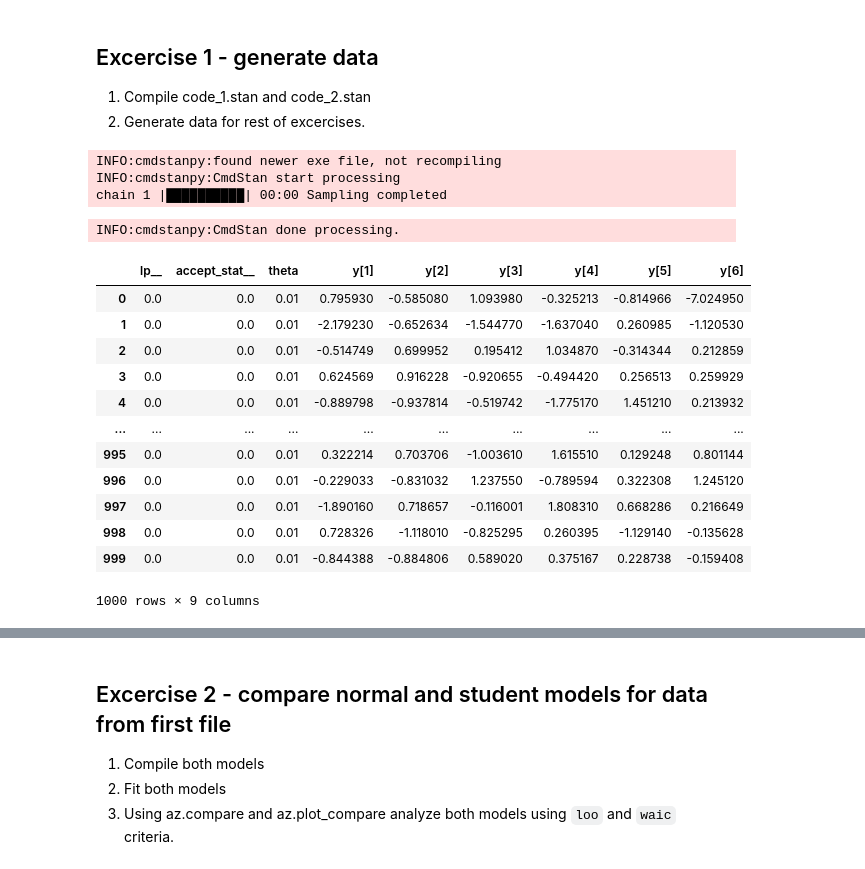
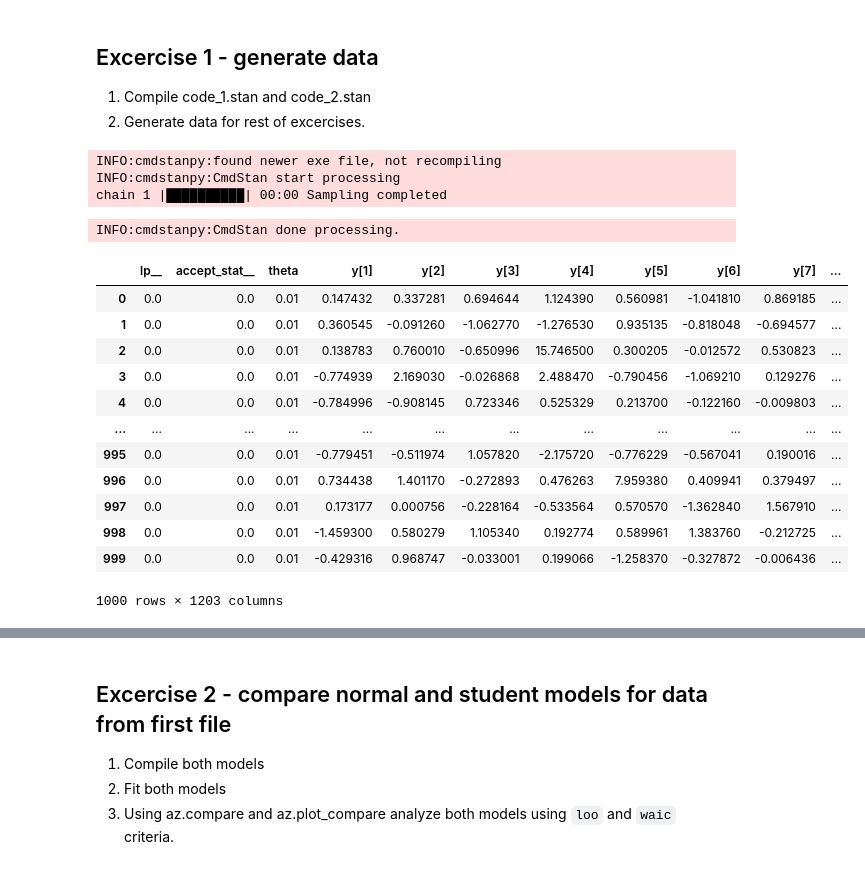
Before and after one commit to DanieloSendi/LaboratoryClasses_Data_Analitycs, a Jupyter notebook: Lab_6_Model_comparison/Lab_6_Model_comparison.ipynb, the cells around one changed output, grey strips where cells are left out. Saved outputs shown, nothing was run; the diff lists cells and outputs as text; code cells hidden in the pictures.

```diff
--- a/Lab_6_Model_comparison/Lab_6_Model_comparison.ipynb
+++ b/Lab_6_Model_comparison/Lab_6_Model_comparison.ipynb
@@ -24,37 +24,37 @@ import pandas as pd
 1. Compile code_1.stan and code_2.stan
 2. Generate data for rest of excercises.
 # %%
-gen_quant = CmdStanModel(stan_file='code_1.stan')
-
 F = 6           # F - number of letters in first name
 L = 6           # L - number of letters in last name
 N = (L+F)*100   # N = (L+F)*100
 
-samples = gen_quant.sample(data={'N': F},
-                            fixed_param=True,
-                            iter_sampling=1000,
-                            iter_warmup=0,
-                            chains = 1)
+gen_quant = CmdStanModel(stan_file='code_1.stan')
+
+samples = gen_quant.sample(data={'N': N},
+                           fixed_param=True,
+                           iter_sampling=1000,
+                           iter_warmup=0,
+                           chains = 1)
 
 # Creation of pandas dataframe from resulting draws
 df = samples.draws_pd()
 display(df)
 # %% [output]
 INFO:cmdstanpy:found newer exe file, not recompiling
 INFO:cmdstanpy:CmdStan start processing
 chain 1 |██████████| 00:00 Sampling completed
 INFO:cmdstanpy:CmdStan done processing.
-|  | lp__ | accept_stat__ | theta | y[1] | y[2] | y[3] | y[4] | y[5] | y[6] |
-| 0 | 0.0 | 0.0 | 0.01 | 0.795930 | -0.585080 | 1.093980 | -0.325213 | -0.814966 | -7.024950 |
-| 1 | 0.0 | 0.0 | 0.01 | -2.179230 | -0.652634 | -1.544770 | -1.637040 | 0.260985 | -1.120530 |
-| 2 | 0.0 | 0.0 | 0.01 | -0.514749 | 0.699952 | 0.195412 | 1.034870 | -0.314344 | 0.212859 |
-| 3 | 0.0 | 0.0 | 0.01 | 0.624569 | 0.916228 | -0.920655 | -0.494420 | 0.256513 | 0.259929 |
-| 4 | 0.0 | 0.0 | 0.01 | -0.889798 | -0.937814 | -0.519742 | -1.775170 | 1.451210 | 0.213932 |
-| ... | ... | ... | ... | ... | ... | ... | ... | ... | ... |
-| 995 | 0.0 | 0.0 | 0.01 | 0.322214 | 0.703706 | -1.003610 | 1.615510 | 0.129248 | 0.801144 |
-| 996 | 0.0 | 0.0 | 0.01 | -0.229033 | -0.831032 | 1.237550 | -0.789594 | 0.322308 | 1.245120 |
-| 997 | 0.0 | 0.0 | 0.01 | -1.890160 | 0.718657 | -0.116001 | 1.808310 | 0.668286 | 0.216649 |
-| 998 | 0.0 | 0.0 | 0.01 | 0.728326 | -1.118010 | -0.825295 | 0.260395 | -1.129140 | -0.135628 |
-| 999 | 0.0 | 0.0 | 0.01 | -0.844388 | -0.884806 | 0.589020 | 0.375167 | 0.228738 | -0.159408 |
+|  | lp__ | accept_stat__ | theta | y[1] | y[2] | y[3] | y[4] | y[5] | y[6] | y[7] | ... |
+| 0 | 0.0 | 0.0 | 0.01 | 0.147432 | 0.337281 | 0.694644 | 1.124390 | 0.560981 | -1.041810 | 0.869185 | ... |
+| 1 | 0.0 | 0.0 | 0.01 | 0.360545 | -0.091260 | -1.062770 | -1.276530 | 0.935135 | -0.818048 | -0.694577 | ... |
+| 2 | 0.0 | 0.0 | 0.01 | 0.138783 | 0.760010 | -0.650996 | 15.746500 | 0.300205 | -0.012572 | 0.530823 | ... |
+| 3 | 0.0 | 0.0 | 0.01 | -0.774939 | 2.169030 | -0.026868 | 2.488470 | -0.790456 | -1.069210 | 0.129276 | ... |
+| 4 | 0.0 | 0.0 | 0.01 | -0.784996 | -0.908145 | 0.723346 | 0.525329 | 0.213700 | -0.122160 | -0.009803 | ... |
+| ... | ... | ... | ... | ... | ... | ... | ... | ... | ... | ... | ... |
+| 995 | 0.0 | 0.0 | 0.01 | -0.779451 | -0.511974 | 1.057820 | -2.175720 | -0.776229 | -0.567041 | 0.190016 | ... |
+| 996 | 0.0 | 0.0 | 0.01 | 0.734438 | 1.401170 | -0.272893 | 0.476263 | 7.959380 | 0.409941 | 0.379497 | ... |
+| 997 | 0.0 | 0.0 | 0.01 | 0.173177 | 0.000756 | -0.228164 | -0.533564 | 0.570570 | -1.362840 | 1.567910 | ... |
+| 998 | 0.0 | 0.0 | 0.01 | -1.459300 | 0.580279 | 1.105340 | 0.192774 | 0.589961 | 1.383760 | -0.212725 | ... |
+| 999 | 0.0 | 0.0 | 0.01 | -0.429316 | 0.968747 | -0.033001 | 0.199066 | -1.258370 | -0.327872 | -0.006436 | ... |
-1000 rows × 9 columns
+1000 rows × 1203 columns
 # %%
```
Also changed, not shown: parts of 10 cells of this notebook, 4 other files.
